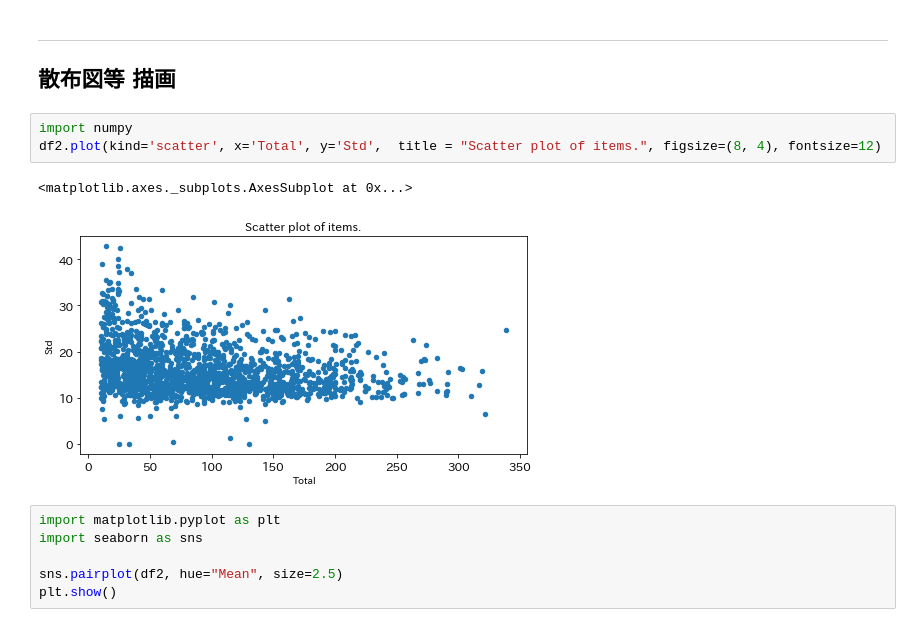
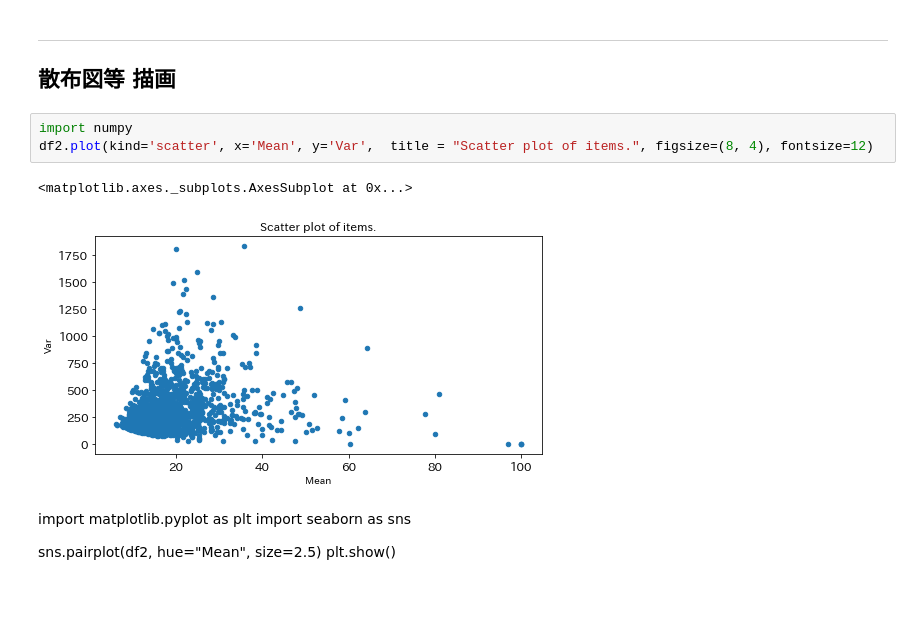
Before and after one commit to okagen/study, a Jupyter notebook: study05-2_DataFrame.ipynb, the cells around one changed output. Cells and saved outputs as stored; diff of their text form; blank space fills up the shorter version.

```diff
--- a/study05-2_DataFrame.ipynb
+++ b/study05-2_DataFrame.ipynb
@@ -171,13 +171,13 @@ display(df2.head(5))
 ## 散布図等 描画
 # %%
 import numpy
-df2.plot(kind='scatter', x='Total', y='Std',  title = "Scatter plot of items.", figsize=(8, 4), fontsize=12)
+df2.plot(kind='scatter', x='Mean', y='Var',  title = "Scatter plot of items.", figsize=(8, 4), fontsize=12)
 # %% [output]
 <matplotlib.axes._subplots.AxesSubplot at 0x...>
-[figure, old version]
+[figure, new version]
-# %%
-import matplotlib.pyplot as plt
-import seaborn as sns
-
-sns.pairplot(df2, hue="Mean", size=2.5)
-plt.show()
+# %% [markdown]
+import matplotlib.pyplot as plt
+import seaborn as sns
+
+sns.pairplot(df2, hue="Mean", size=2.5)
+plt.show()
```
